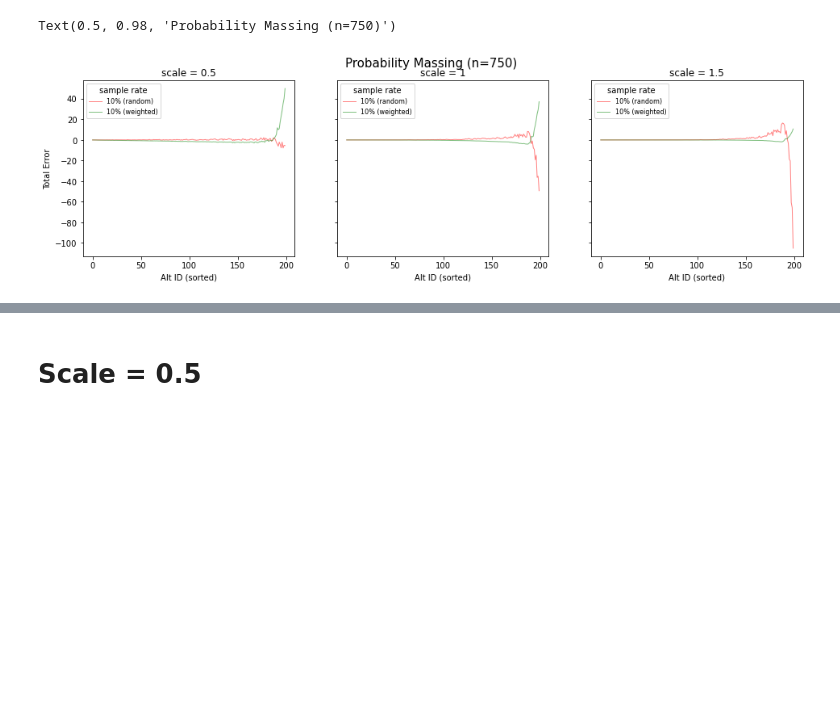
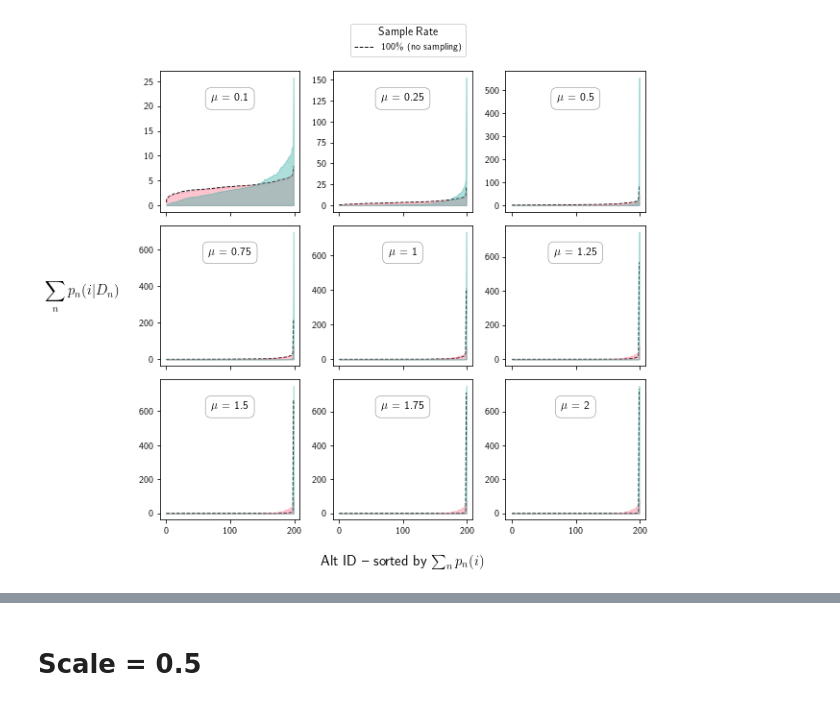
Before and after one commit to mxndrwgrdnr/simulation_bias, a Jupyter notebook: notebooks/alt_sampling_methods.ipynb, the cells around one changed output, grey strips where cells are left out. Cells and saved outputs as stored; diff of their text form; code cells hidden in the pictures; blank space fills up the shorter version.

```diff
--- a/notebooks/alt_sampling_methods.ipynb
+++ b/notebooks/alt_sampling_methods.ipynb
@@ -3,8 +6,7 @@ import numpy as onp
 import pandas as pd
 from itertools import product
 import os
-from matplotlib import pyplot as plt
-import seaborn as sns
+
 import jax
 import jaxlib
 from jax import grad, jit, vmap
@@ -15,5 +17,5 @@ from jax.ops import index, index_update
 from choicemodels import MultinomialLogit, MultinomialLogitResults
 from choicemodels.tools import MergedChoiceTable
 from tqdm import tqdm
-
-import probaflow
+plt.rcParams['text.usetex'] = True
+plt.rcParams['text.latex.preamble'] = [r'\usepackage{amsmath}']
@@ -72,30 +107,54 @@ Text(0.5, 0.98, 'Probability Massing (n=750)')
 # %%
-fig, axarr = plt.subplots(1, 3, figsize=(16,4), sharey=True)
-for i, scale in enumerate([0.5, 1, 1.5]):
-    ax = axarr[i]
+a,b = sns.color_palette("husl", 2)
+fig, axarr = plt.subplots(
+    3, 3, figsize=(9,7.5),
+    sharey=False,
+    sharex=True)
+for i, scale in enumerate([.1, .25, 0.5, .75, 1, 1.25, 1.5, 1.75, 2]):
+    ax = axarr.flatten()[i]
     results = vmap(
                     lmnl.interaction_probs_all, in_axes=(None, None, None, 0))(
                     alts, coeffs, scale, (choosers, keys))
 
     results2 = vmap(
                     lmnl.interaction_probs_all_weighted, in_axes=(None, None, None, 0))(
                     alts, coeffs, scale, (choosers, keys))
-    true_mass = onp.array(results[:,9,:].sum(axis=0))
-    true_order = np.argsort(true_mass)
 
-    rand_mass = onp.array(results[:,0,:].sum(axis=0))
-    rand_err = (rand_mass[true_order] - true_mass[true_order])
+    sorted_idxs = np.argsort(onp.array(results[:,9,:].sum(axis=0)))
+#     ax.plot(
+#         np.arange(num_alts), onp.array(results[:,0,:].sum(axis=0))[sorted_idxs],
+#         c=a,
+#         label='10\% (SRS)', lw=1, alpha=0.6)
+    ax.fill_between(np.arange(num_alts), np.sort(onp.array(results[:,0,:].sum(axis=0))),color=a, alpha=0.4)
+#     ax.plot(
+#         np.arange(num_alts), onp.array(results2[:,0,:].sum(axis=0))[sorted_idxs],
+#         c=b,
+#         label='10\% (importance sampling)', lw=1, alpha=0.6)
+    ax.fill_between(np.arange(num_alts), np.sort(onp.array(results2[:,0,:].sum(axis=0))),color=b, alpha=0.4)
+    ax.plot(
+        np.arange(num_alts), onp.array(results[:,9,:].sum(axis=0))[sorted_idxs],
+        c='k', label='100\% (no sampling)', lw=1, alpha=1, linestyle='--', zorder=0)
+#     ax.legend(title='sample rate', fontsize=8, loc='best')
+    ax.set_title(
+        r"$\mu$ = {0}".format(scale), y=.8, x=.5, va='top', fontsize=12, bbox=dict(
+            facecolor='none', lw=.5, alpha=.5, boxstyle='round,pad=.5')
+    )
+    if i == 7:
+        ax.set_xlabel("Alt ID -- sorted by $\sum_n p_n(i)$", fontsize=15, va='top', labelpad=20)
 
-    wgt_mass = onp.array(results2[:,0,:].sum(axis=0))
-    wgt_err = (wgt_mass[true_order] - true_mass[true_order])
+    if i == 3:
+        ax.set_ylabel("$$\sum_n p_n(i|D_n)$$", rotation='horizontal',
+                      labelpad=20,
+                      fontsize=15, va='center', ha='right')
+    ax.xaxis.get_major_formatter()._usetex = False
+    ax.yaxis.get_major_formatter()._usetex = False
 
-    ax.plot(np.arange(num_alts), rand_err, c='r', label='10% (random)', lw=1, alpha=0.5)
-    ax.plot(np.arange(num_alts), wgt_err, c='g', label='10% (weighted)', lw=1, alpha=0.5)
-    ax.legend(title='sample rate', fontsize=8, loc='upper left')
-    ax.set_title("scale = {0}".format(scale))
-    ax.set_xlabel("Alt ID (sorted)")
-axarr[0].set_ylabel("Total Error")
-fig.suptitle("Probability Massing (n=750)", fontsize=15)
+#     ax.set_yscale("log")
+
+handles, labels = ax.get_legend_handles_labels()
+legend = fig.legend(
+    handles, labels, loc='lower center', bbox_to_anchor=(.6, 1), title='Sample Rate', ncol=3, title_fontsize=12)
+fig.tight_layout()
+# fig.supylabel("Probability Massing", x=-.05, fontsize=15, ha='right')
 # %% [output]
-Text(0.5, 0.98, 'Probability Massing (n=750)')
-[figure, old version]
+[figure, new version]
```
Also changed, not shown: parts of 69 cells of this notebook, 5 other files.
